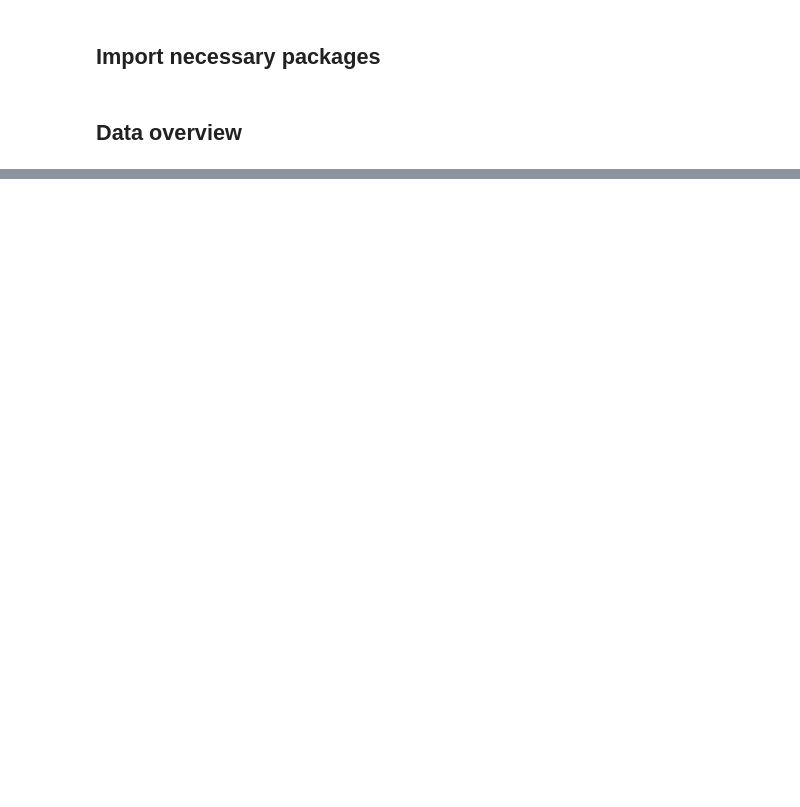
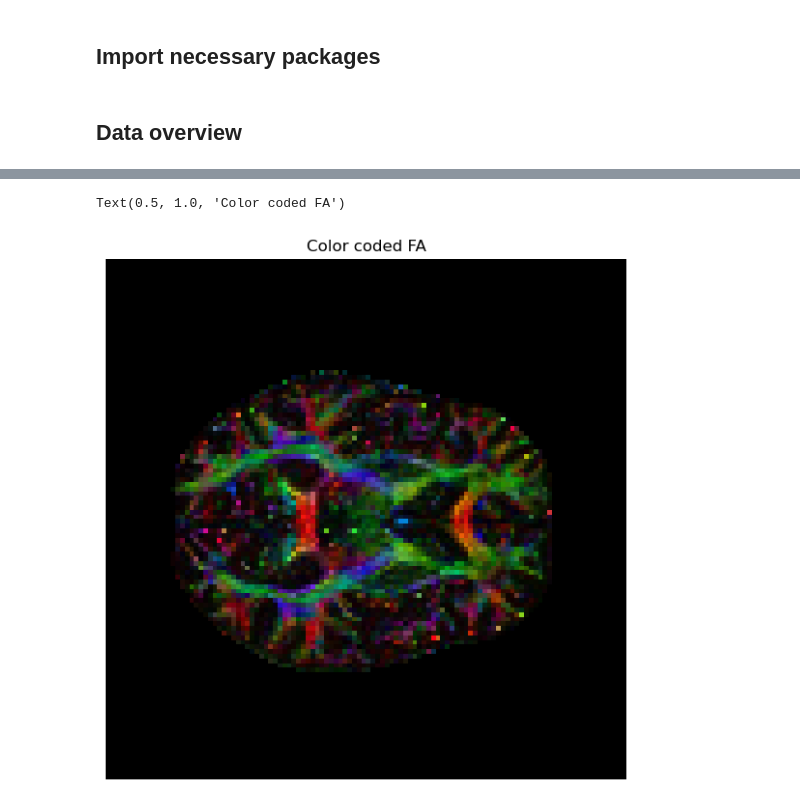
Before and after one commit to MiKueen/NeuroDataAlchemy, a Jupyter notebook: dti_analysis.ipynb, the cells around one changed output, grey strips where cells are left out. Saved outputs shown, nothing was run; the diff lists cells and outputs as text; code cells hidden in the pictures; blank space fills up the shorter version.

```diff
--- a/dti_analysis.ipynb
+++ b/dti_analysis.ipynb
@@ -77,0 +188,11 @@ plt.show()
+# %%
+fa = np.clip(fa, 0, 1)  # Just to ensure that FA values are between 0 and 1
+colored_fa = dti.color_fa(fa, dti_fit.evecs)
+
+plt.figure(figsize=(9, 7))
+plt.subplot(1, 1, 1).set_axis_off()
+plt.imshow(colored_fa[:, :, axial_slice])
+plt.title("Color coded FA")
+# %% [output]
+Text(0.5, 1.0, 'Color coded FA')
+[figure, added]
```
Also changed, not shown: parts of 21 cells of this notebook, 1 other file.
